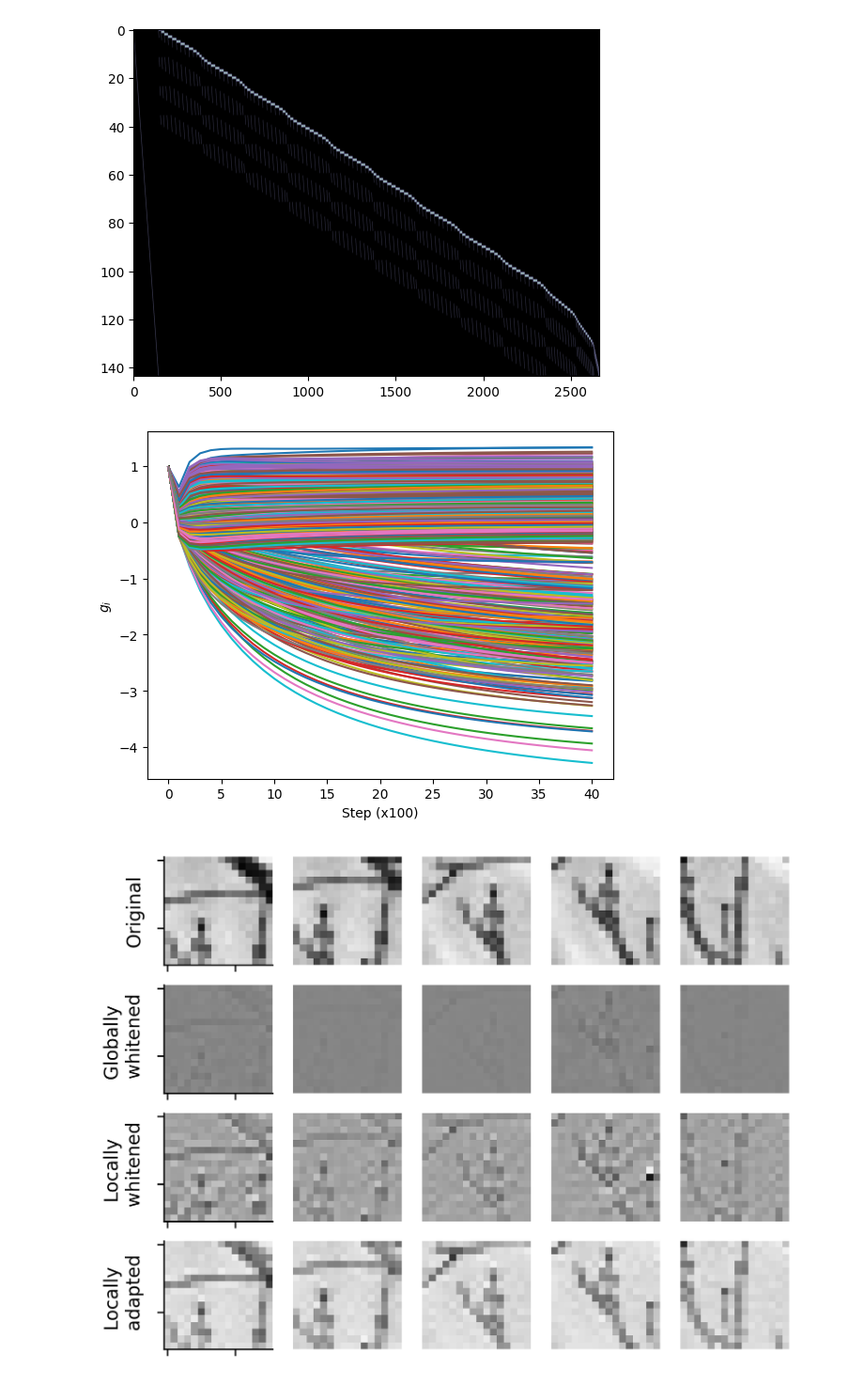
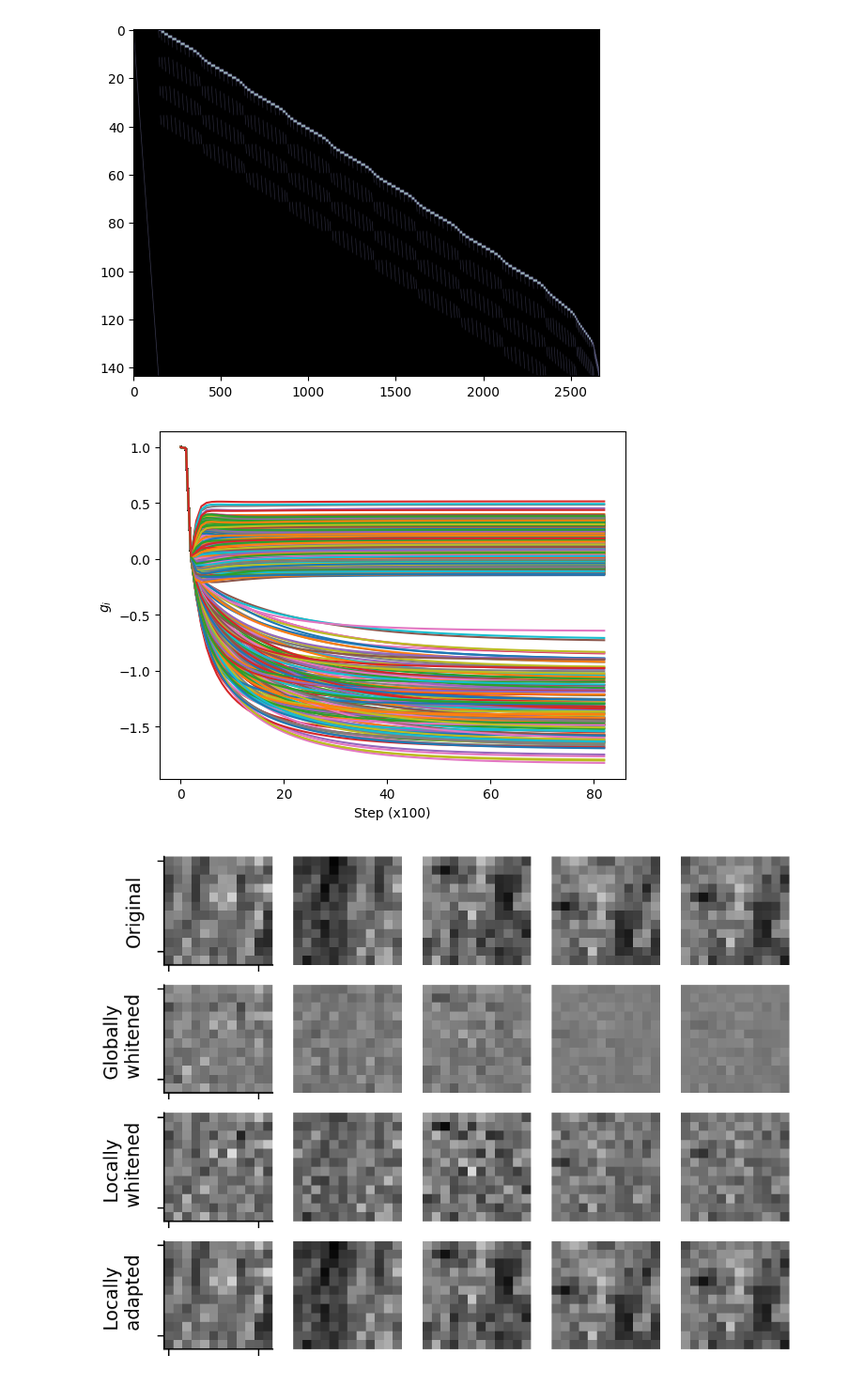
Before and after one commit to lyndond/frame_whitening, a Jupyter notebook: figures/conv2d.ipynb, the cells around one changed output. Shown at 94% size. Drawn from its saved outputs; the diff is of its cells as text; code cells hidden in the pictures.

```diff
--- a/figures/conv2d.ipynb
+++ b/figures/conv2d.ipynb
@@ -10,16 +10,16 @@ import frame_whitening.simulation as fws
 # %%
 data_dir = "/mnt/home/tyerxa/ceph/datasets/datasets/vanhateren_imc"
 files = sorted(os.listdir(data_dir))
-seed = 696969
+seed = 420
 rng = np.random.default_rng(seed)
 
 n_images = 10
-images = fwd.load_images(n_images=n_images, crop_size=256, rng=rng)
+images = fwd.load_images(n_images=n_images, crop_size=512, rng=rng)
 
 images = [img / np.max(img) for img in images]
 
 img = images[4]
 
-# fig, ax = plt.subplots(1, 1, figsize=(5, 5))
-# ax.imshow(img, cmap="bone")
-# ax.set(xticklabels=[], yticklabels=[]);
+fig, ax = plt.subplots(1, 1, figsize=(5, 5))
+ax.imshow(img, cmap="bone")
+ax.set(xticklabels=[], yticklabels=[]);
@@ -34,7 +36,7 @@ fig, ax = plt.subplots(1, 1)
 im = ax.imshow(img, cmap="gray")
 # plt.colorbar(im)
 
-n_contexts = 3
+n_contexts = 10
 cols = sns.color_palette("Set1", n_contexts)
 
 all_contexts, walk_coords = fwd.get_contexts(img, patch_h, patch_w, n_contexts, sigma, n_steps, pad_factor=1, rng=rng)
@@ -57,5 +59,5 @@ fwd.plot_patch_stats(all_contexts[2])
 # %%
-X = all_contexts[2]
+X = all_contexts[3]
 X0 = X.reshape(n_steps, -1)
 X0 = X0 - np.mean(X0, axis=0)
 X0 = X0 * 16
@@ -92,7 +94,7 @@ g_last, g_all, _, _ = fws.simulate(
                                 W=W,
                                 batch_size=-1,
                                 n_batch=4*n_batch,
-                                lr_g=3E-2,
+                                lr_g=1E-2,
                                 g0=None,
                                 online=False,
                                 clamp=False,
@@ -107,38 +109,38 @@ fig, ax = plt.subplots(1, 1)
 ax.plot(g_all)
 ax.set(xlabel=f"Step (x{step_skip})", ylabel=r"$g_i$");
 # %% [output]
-[figure, old version]
+[figure, new version]
 # %%
 WGW = W @ (g_last[0][:,None] * W.T)
 Ixx = np.eye(patch_h * patch_w)
 M = np.linalg.inv(Ixx + WGW)
 Xw_local = X0 @ M.T
 
 WGW_clamp = W @ (g_last_clamp[0][:,None] * W.T)
 Ixx = np.eye(patch_h * patch_w)
 M_clamp = np.linalg.inv(Ixx + WGW_clamp)
 Xw_clamp = X0 @ M_clamp.T
 
 Xw = X0 @ Mw.T
 
 X00 = X0.reshape(n_steps, patch_h, patch_w)
 Xw = Xw.reshape(n_steps, patch_h, patch_w)
 Xw_local = Xw_local.reshape(n_steps, patch_h, patch_w)
 Xw_clamp = Xw_clamp.reshape(n_steps, patch_h, patch_w)
 
-fig, ax = fwd.plot_context_samples(np.stack([X00, Xw, Xw_local, Xw_clamp], 0), 5, "gray", "Set1", False, dpi=300)
+fig, ax = fwd.plot_context_samples(np.stack([X00, Xw, Xw_local, Xw_clamp], 0), 5, "gray", "Set1", False, dpi=200)
 ax[0,0].axis("on")
 ax[1,0].axis("on")
 ax[2,0].axis("on")
 ax[3,0].axis("on")
 
 ax[0,0].set(xticklabels=[], yticklabels=[], ylabel="Original")
 ax[1,0].set(xticklabels=[], yticklabels=[], ylabel="Globally \n whitened")
 ax[2,0].set(xticklabels=[], yticklabels=[], ylabel="Locally \n whitened")
 ax[3,0].set(xticklabels=[], yticklabels=[], ylabel="Locally \n adapted")
 sns.despine()
 # %% [output]
-[figure, old version]
+[figure, new version]
 # %%
 Cw_local = np.cov(Xw_local.reshape(n_steps, -1).T)
 Cw_clamp = np.cov(Xw_clamp.reshape(n_steps, -1).T)
```
Also changed, not shown: parts of 5 cells of this notebook, 4 other files.
